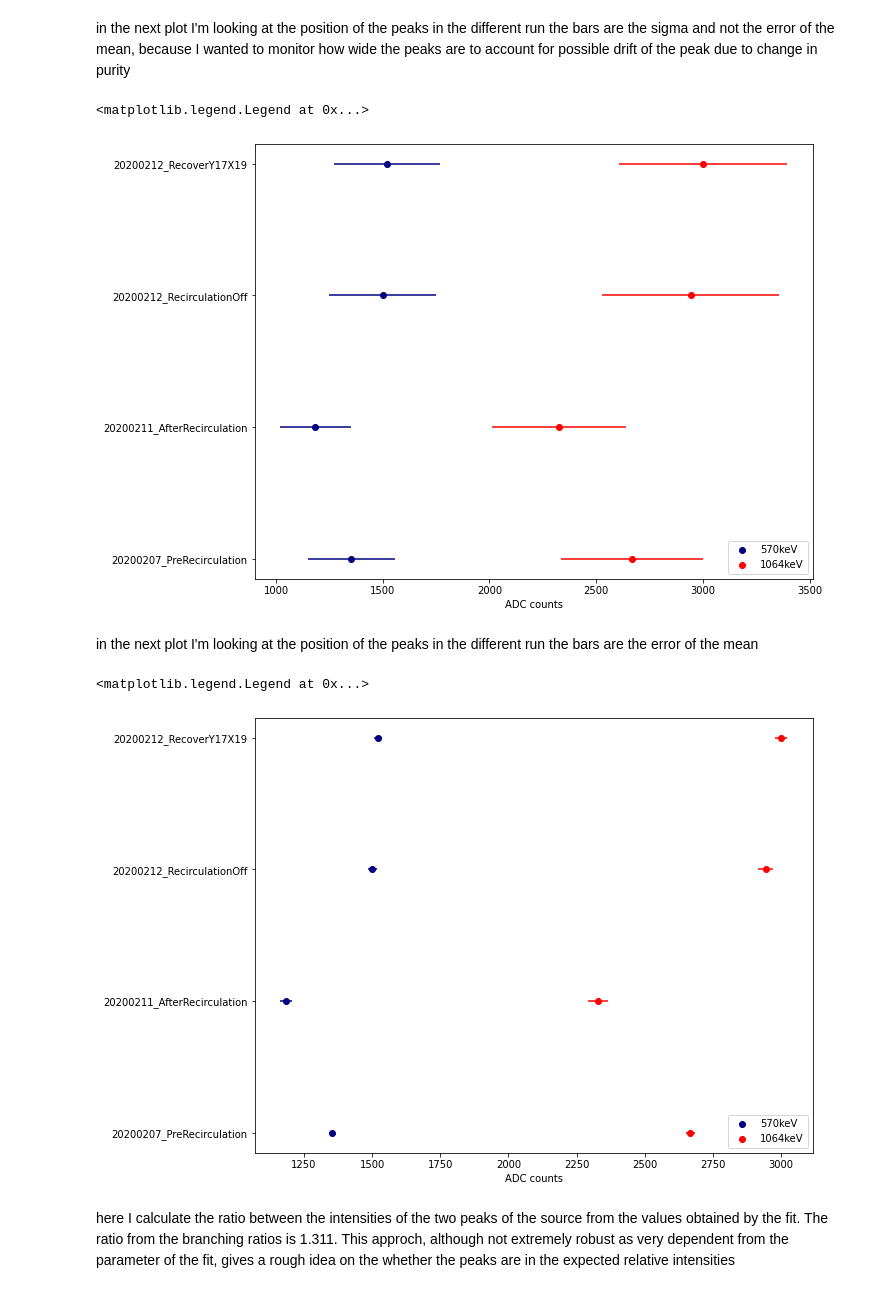
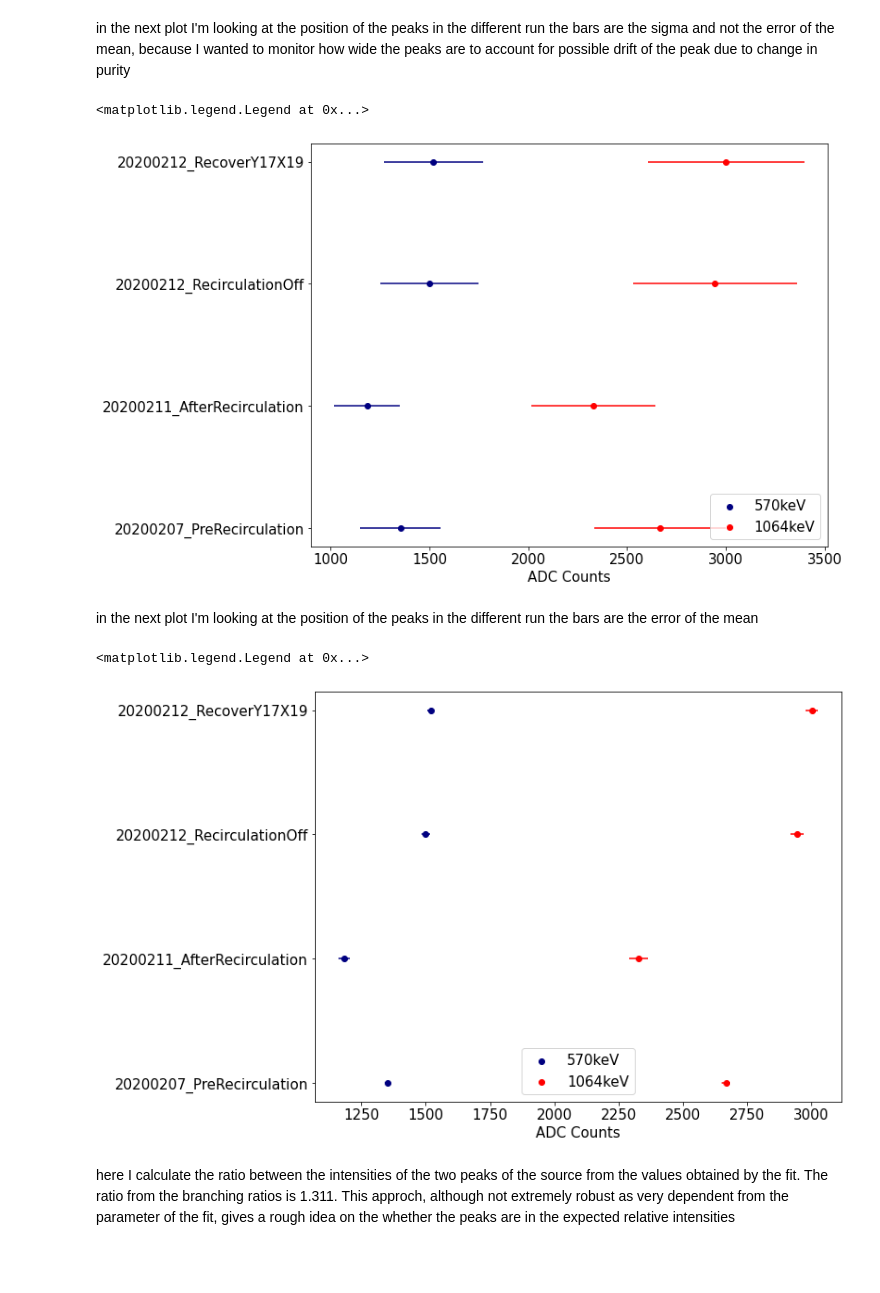
Before and after one commit to jdalmasson88/LXe_notebooks, a Jupyter notebook: spectrum_study.ipynb, the cells around one changed output. Saved outputs shown, nothing was run; the diff lists cells and outputs as text; code cells hidden in the pictures; blank space fills up the shorter version.

```diff
--- a/spectrum_study.ipynb
+++ b/spectrum_study.ipynb
@@ -9,6 +9,7 @@ import pandas as pd
 import numpy as np
 
 plt.rcParams['figure.figsize'] = [10, 8]
+plt.rcParams['font.size'] = 15
 
 analysis_config = StruckAnalysisConfiguration.StruckAnalysisConfiguration()
 analysis_config.GetRunParametersFromFile('../config/Run_Parameters_Xe_Run29.csv')
@@ -73,6 +74,7 @@ for i,folder in enumerate(folder_list):
         popt = copy.deepcopy(popt_buffer)
     plt.title(folder + ', reduced $\chi^2$: {:.2f}'.format(chi2/len(fit_idx)))
     plt.text(0.5, 0.6, cut.GetString('\n'), transform = plt.gca().transAxes)
+    plt.xlabel('ADC Counts')
     plt.show()
     total_events = sum(mask)
     area_norm = total_events/bin_width
@@ -101,17 +103,17 @@ in the next plot I'm looking at the position of the peaks in the different run t
 # %%
 y_value = range(1,len(folder_list)+1)
 plt.hlines(y=y_value, xmin=fit_parameters['position_first'] - fit_parameters['sigma_first'],\
            xmax=fit_parameters['position_first'] + fit_parameters['sigma_first'], color='navy')
 plt.hlines(y=y_value, xmin=fit_parameters['position_second'] - fit_parameters['sigma_second'],\
            xmax=fit_parameters['position_second'] + fit_parameters['sigma_second'], color='red')
 plt.scatter(fit_parameters['position_first'], y_value, color='navy', label='570keV')
 plt.scatter(fit_parameters['position_second'], y_value, color='red', label='1064keV')
 plt.yticks(y_value, folder_list)
-plt.xlabel('ADC counts')
+plt.xlabel('ADC Counts')
 plt.legend(loc='lower right')
 # %% [output]
 <matplotlib.legend.Legend at 0x...>
-[figure, old version]
+[figure, new version]
 # %% [markdown]
 in the next plot I'm looking at the position of the peaks in the different run the bars are the error of the mean
 # %%
@@ -127,11 +129,11 @@ plt.hlines(y=y_value, xmin=fit_parameters['position_second'] - error_second,\
 plt.scatter(fit_parameters['position_first'], y_value, color='navy', label='570keV')
 plt.scatter(fit_parameters['position_second'], y_value, color='red', label='1064keV')
 plt.yticks(y_value, folder_list)
-plt.xlabel('ADC counts')
-plt.legend(loc='lower right')
+plt.xlabel('ADC Counts')
+plt.legend(loc='lower center')
 # %% [output]
 <matplotlib.legend.Legend at 0x...>
-[figure, old version]
+[figure, new version]
 # %% [markdown]
 here I calculate the ratio between the intensities of the two peaks of the source from the values obtained by the fit. The ratio from the branching ratios is 1.311. This approch, although not extremely robust as very dependent from the parameter of the fit, gives a rough idea on the whether the peaks are in the expected relative intensities
 # %%
```
Also changed, not shown: parts of 2 cells of this notebook, 3 other files.
